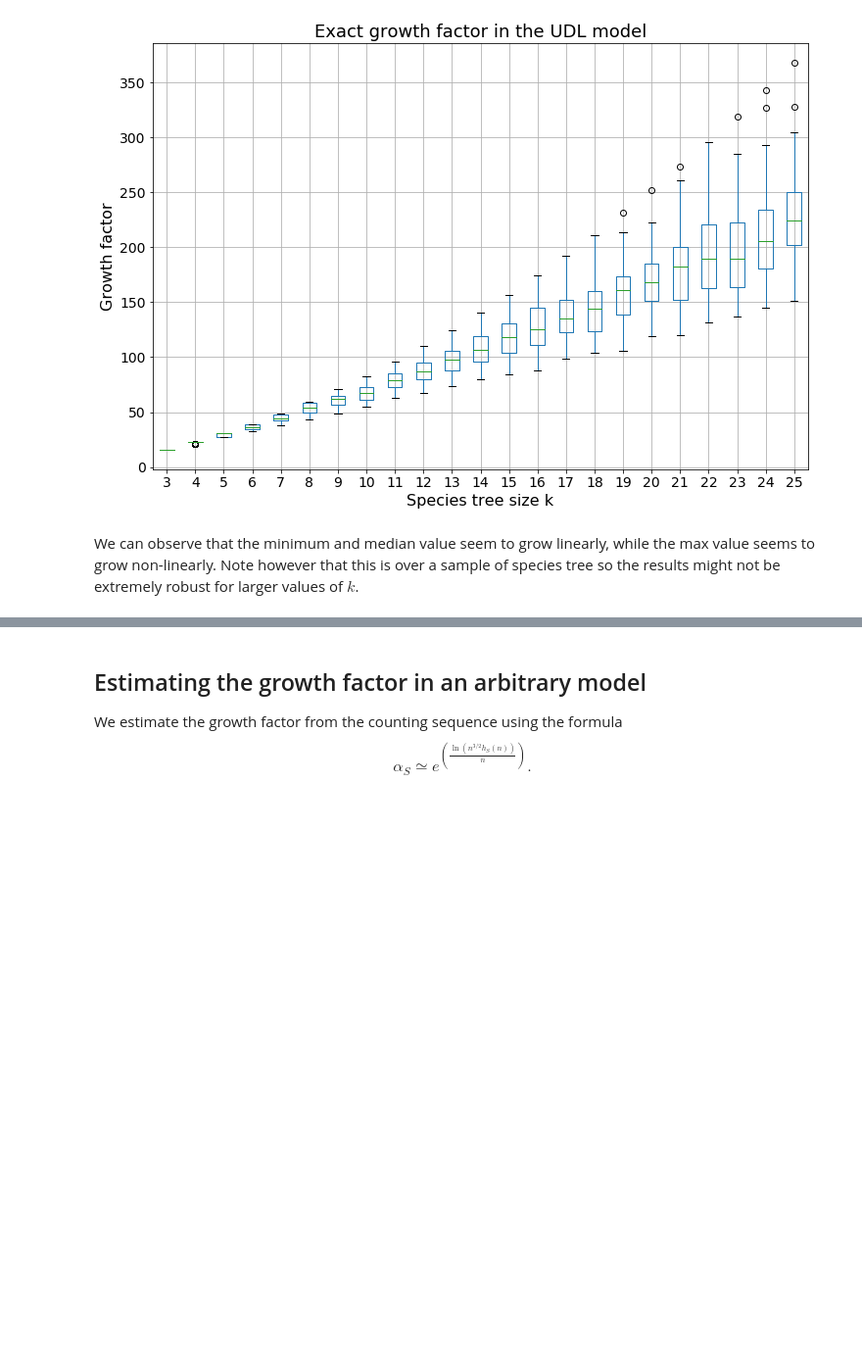
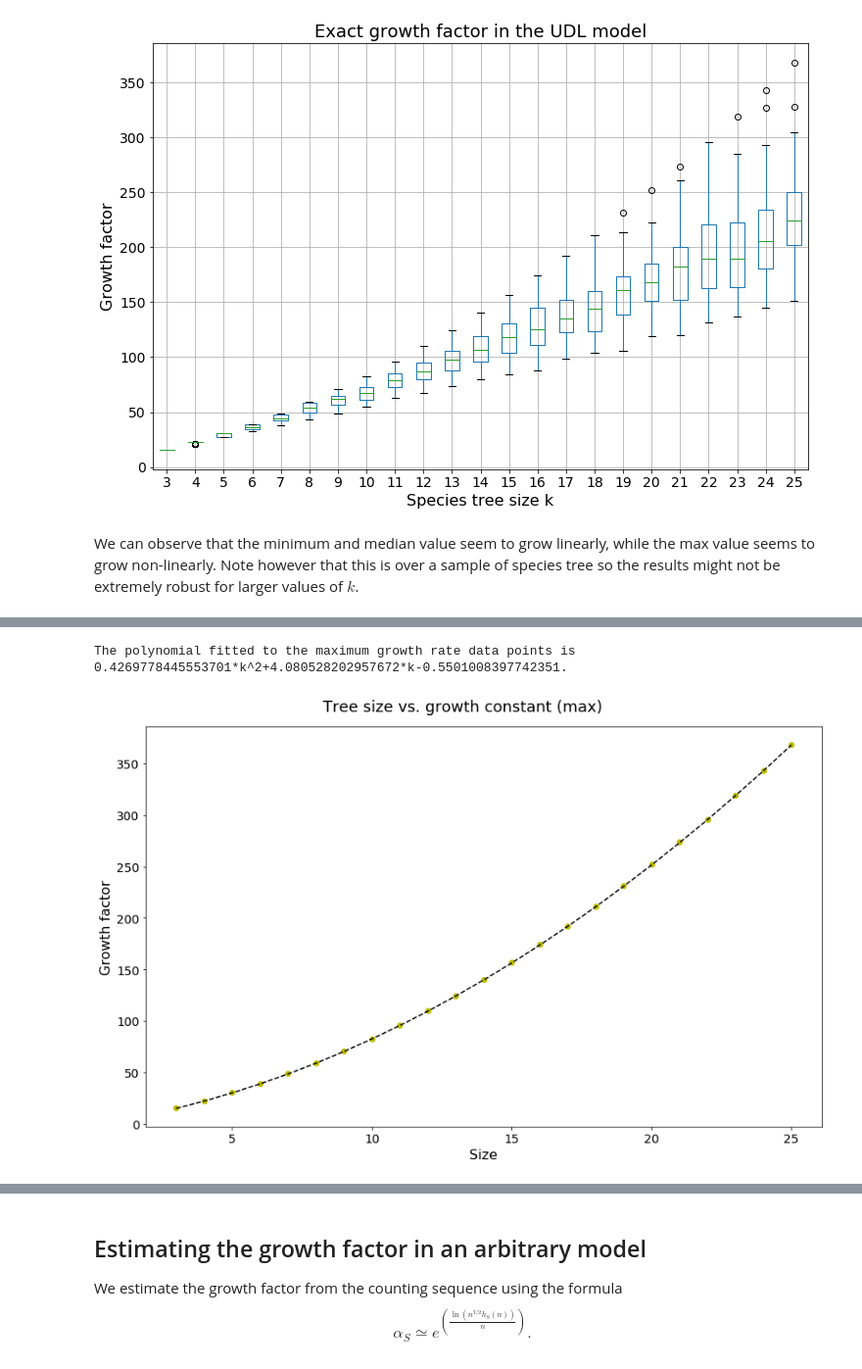
Before and after one commit to cchauve/DLT-Histories, a Jupyter notebook: DLTcount/doc/Paper_figures.ipynb, the cells around one changed output, grey strips where cells are left out. Shown at 98% size. Drawn from its saved outputs; the diff is of its cells as text; code cells hidden in the pictures; blank space fills up the shorter version.

```diff
--- a/DLTcount/doc/Paper_figures.ipynb
+++ b/DLTcount/doc/Paper_figures.ipynb
@@ -158,0 +233,20 @@ plt.show()
+# %%
+# All maximum growth factors, for all values of k
+RESULTS_ASYMPTOTICS_U_DL_MAX_GF = pd.DataFrame.from_dict({k: RESULTS_ASYMPTOTICS_U_DL[UDL_MAX_GF[k]][k] for k in K_LIST}, orient='index')
+# Fitting a degree 2 polynomial to the maximum growth factor
+m1_max,m2_max,p_max = np.polyfit(np.array(K_LIST),np.array(RESULTS_ASYMPTOTICS_U_DL_MAX_GF),2)
+print('The polynomial fitted to the maximum growth rate data points is '+str(m1_max[0])+'*k^2+'+str(m2_max[0])+'*k'+str(p_max[0])+'.')
+
+plt.figure(figsize=(12,8))
+plt.plot(np.array(K_LIST),np.array(RESULTS_ASYMPTOTICS_U_DL_MAX_GF), 'yo',np.array(K_LIST) , m1_max*np.array(K_LIST)*np.array(K_LIST)+m2_max*np.array(K_LIST)+p_min, '--k')
+plt.suptitle('Tree size vs. growth constant (max)',fontsize=18)
+plt.xticks(fontsize=14)
+plt.yticks(fontsize=14)
+plt.xlabel('Size', fontsize=16)
+plt.ylabel('Growth factor', fontsize=16)
+plt.tight_layout(rect=[0, 0.03, 1, 0.95])
+plt.savefig('figures/Tree_size_vs_maxGF_U_DL.png')
+plt.show()
+# %% [output]
+The polynomial fitted to the maximum growth rate data points is 0.4269778445553701*k^2+4.080528202957672*k-0.5501008397742351.
+[figure, added]
```
Also changed, not shown: parts of 17 cells of this notebook, 4 other files.
